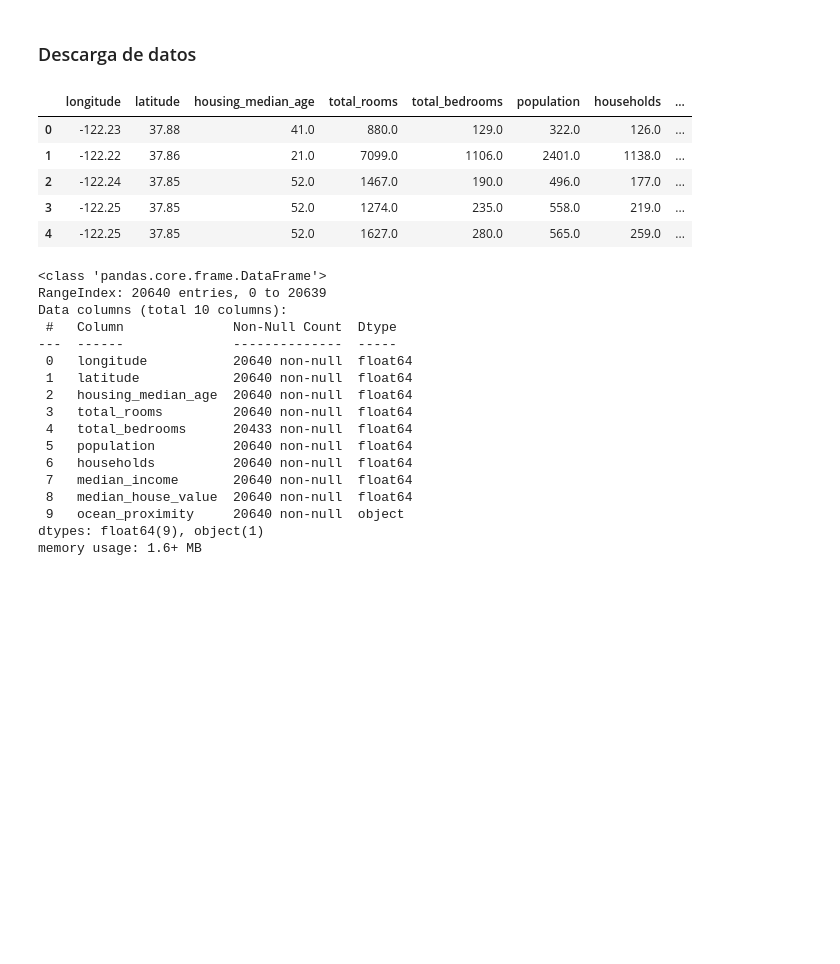
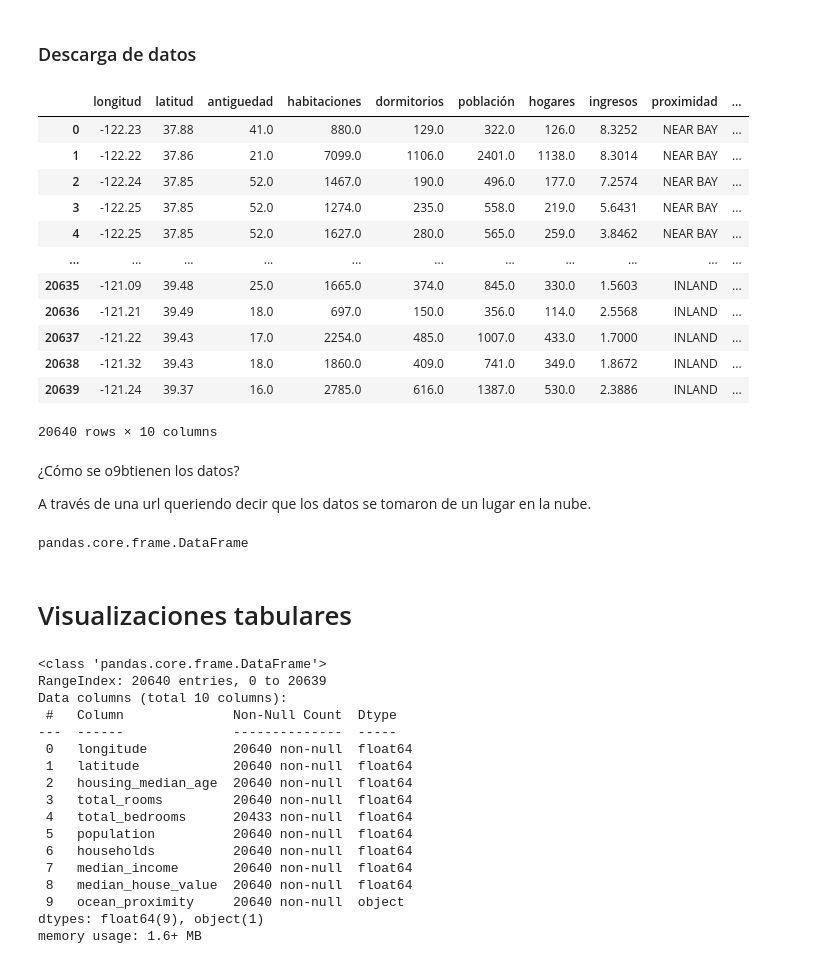
Before and after one commit to marco-canas/cumplea-os_oficina_docentes, a Jupyter notebook: revision_bibloografica/c_2_geron/c_2_dani.ipynb, the cells around one changed output. Saved outputs shown, nothing was run; the diff lists cells and outputs as text; code cells hidden in the pictures; blank space fills up the shorter version.

```diff
--- a/revision_bibloografica/c_2_geron/c_2_dani.ipynb
+++ b/revision_bibloografica/c_2_geron/c_2_dani.ipynb
@@ -39,13 +13,32 @@ def load_housing_data(housing_path=HOUSING_PATH):
-# %%
-housing = load_housing_data()
-housing.head()
-# %% [output]
-|  | longitude | latitude | housing_median_age | total_rooms | total_bedrooms | population | households | ... |
-| 0 | -122.23 | 37.88 | 41.0 | 880.0 | 129.0 | 322.0 | 126.0 | ... |
-| 1 | -122.22 | 37.86 | 21.0 | 7099.0 | 1106.0 | 2401.0 | 1138.0 | ... |
-| 2 | -122.24 | 37.85 | 52.0 | 1467.0 | 190.0 | 496.0 | 177.0 | ... |
-| 3 | -122.25 | 37.85 | 52.0 | 1274.0 | 235.0 | 558.0 | 219.0 | ... |
-| 4 | -122.25 | 37.85 | 52.0 | 1627.0 | 280.0 | 565.0 | 259.0 | ... |
+# %%
+import pandas as pd
+url = 'https://raw.githubusercontent.com/marco-canas/didactica_ciencia_datos/main/datasets/vivienda/vivienda.csv'
+vivienda = pd.read_csv(url)
+vivienda
+# %% [output]
+|  | longitud | latitud | antiguedad | habitaciones | dormitorios | población | hogares | ingresos | proximidad | ... |
+| 0 | -122.23 | 37.88 | 41.0 | 880.0 | 129.0 | 322.0 | 126.0 | 8.3252 | NEAR BAY | ... |
+| 1 | -122.22 | 37.86 | 21.0 | 7099.0 | 1106.0 | 2401.0 | 1138.0 | 8.3014 | NEAR BAY | ... |
+| 2 | -122.24 | 37.85 | 52.0 | 1467.0 | 190.0 | 496.0 | 177.0 | 7.2574 | NEAR BAY | ... |
+| 3 | -122.25 | 37.85 | 52.0 | 1274.0 | 235.0 | 558.0 | 219.0 | 5.6431 | NEAR BAY | ... |
+| 4 | -122.25 | 37.85 | 52.0 | 1627.0 | 280.0 | 565.0 | 259.0 | 3.8462 | NEAR BAY | ... |
+| ... | ... | ... | ... | ... | ... | ... | ... | ... | ... | ... |
+| 20635 | -121.09 | 39.48 | 25.0 | 1665.0 | 374.0 | 845.0 | 330.0 | 1.5603 | INLAND | ... |
+| 20636 | -121.21 | 39.49 | 18.0 | 697.0 | 150.0 | 356.0 | 114.0 | 2.5568 | INLAND | ... |
+| 20637 | -121.22 | 39.43 | 17.0 | 2254.0 | 485.0 | 1007.0 | 433.0 | 1.7000 | INLAND | ... |
+| 20638 | -121.32 | 39.43 | 18.0 | 1860.0 | 409.0 | 741.0 | 349.0 | 1.8672 | INLAND | ... |
+| 20639 | -121.24 | 39.37 | 16.0 | 2785.0 | 616.0 | 1387.0 | 530.0 | 2.3886 | INLAND | ... |
+20640 rows × 10 columns
+# %% [markdown]
+¿Cómo se o9btienen los datos?
+
+A través de una url queriendo decir que los datos se tomaron de un lugar en la nube.
+# %%
+type(vivienda)
+# %% [output]
+pandas.core.frame.DataFrame
+# %% [markdown]
+# Visualizaciones tabulares
 # %%
 housing.info()
 # %% [output]
```
Also changed, not shown: parts of 13 cells of this notebook.
